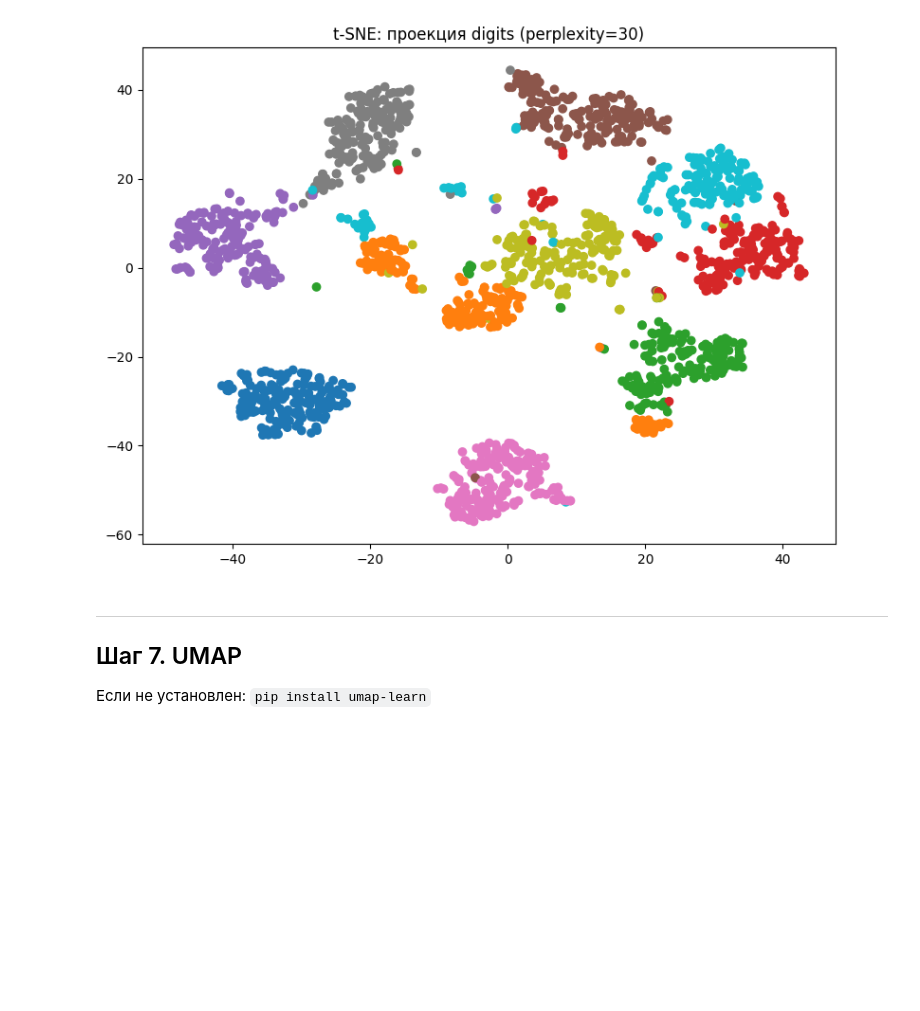
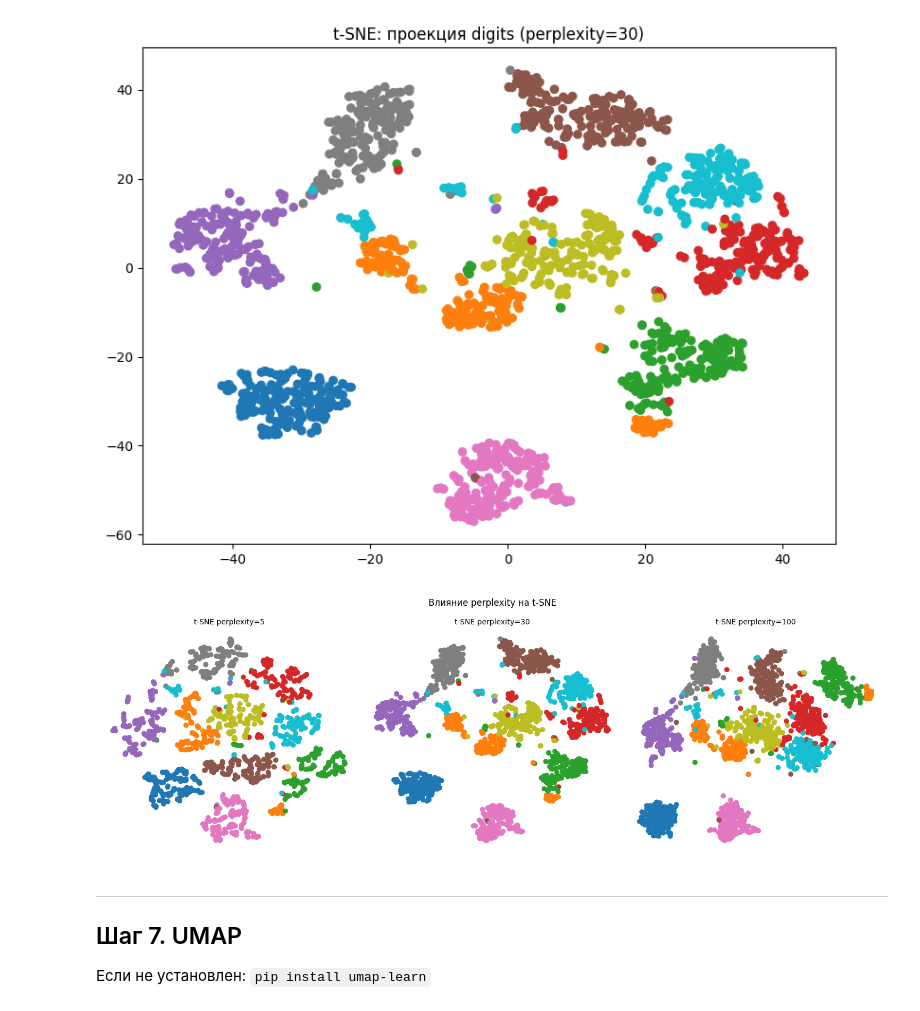
Before and after one commit to curseofuselessness/ml-course-homeworks, a Jupyter notebook: hw13_PCA/pca_practice_student.ipynb, the cells around one changed output. Saved outputs shown, nothing was run; the diff lists cells and outputs as text; code cells hidden in the pictures; blank space fills up the shorter version.

```diff
--- a/hw13_PCA/pca_practice_student.ipynb
+++ b/hw13_PCA/pca_practice_student.ipynb
@@ -251,16 +251,22 @@ plt.show()
 # %%
 # Эксперимент с perplexity: 5, 30, 100
 fig, axes = plt.subplots(1, 3, figsize=(15, 5))
 for ax, perp in zip(axes, [5, 30, 100]):
-    tsne_p = TSNE(n_components=2, perplexity=perp, n_iter=1000, random_state=42)
+    tsne_p = TSNE(n_components=2, perplexity=perp, max_iter=1000, random_state=42)
     # YOUR CODE HERE: fit_transform и scatter
-    tsne_p.
+
+    X_tsne_p = tsne_p.fit_transform(X_pca30)
+
+    ax.scatter(x=X_tsne_p[:, 0], y=X_tsne_p[:, 1], c=y, cmap='tab10')
+
     ax.set_title(f't-SNE perplexity={perp}', fontsize=10)
     ax.axis('off')
 
 plt.suptitle('Влияние perplexity на t-SNE', fontsize=12)
 plt.tight_layout()
 plt.show()
+# %% [output]
+[figure, added]
 # %% [markdown]
 ---
 ## Шаг 7. UMAP
```
Also changed, not shown: parts of 5 cells of this notebook, 1 other file.
